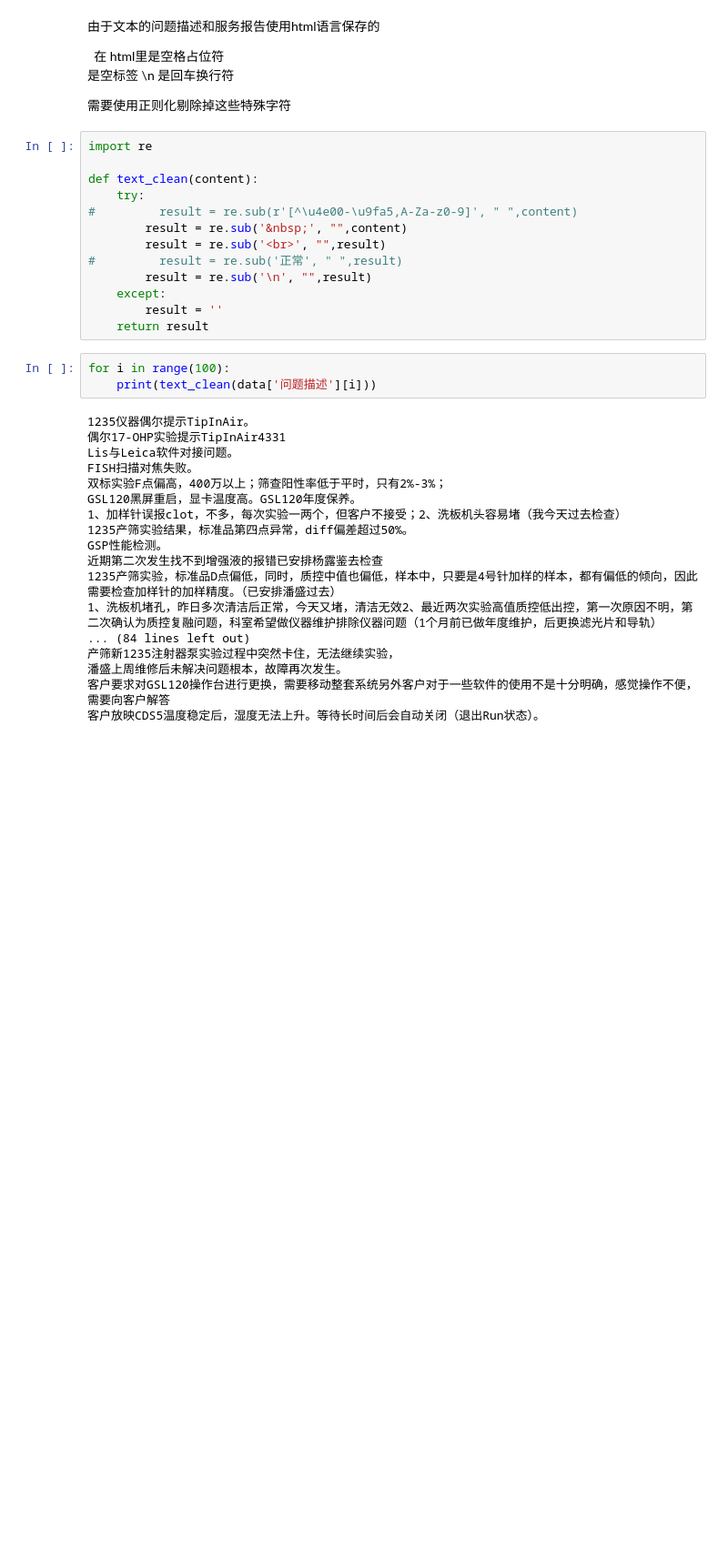
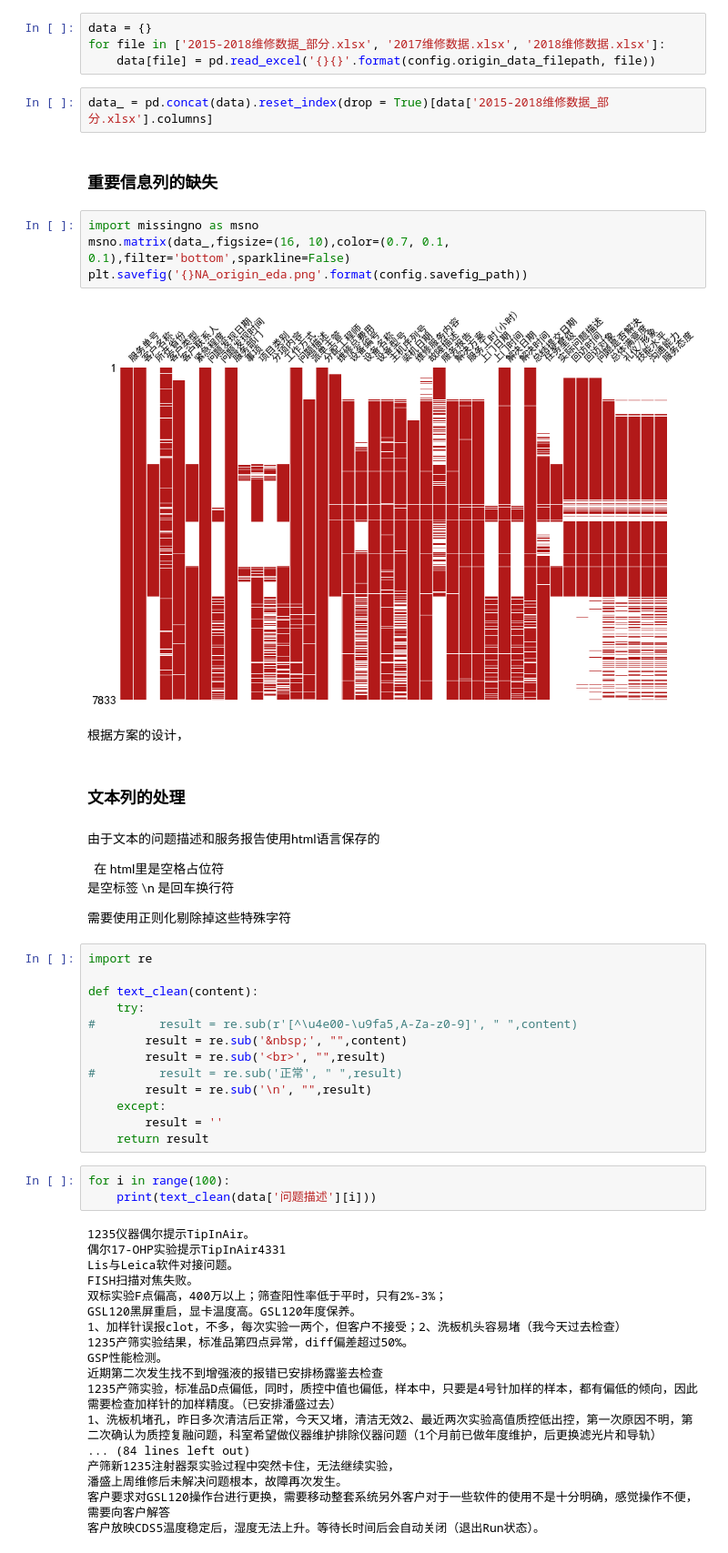
Before and after one commit to clouwer/nlpnotebook, a Jupyter notebook: projects/Biosan-service-upgrade-2019/ipy/EDA.ipynb, the cells around one changed output. Shown at 91% size. Cells and saved outputs as stored; diff of their text form; blank space fills up the shorter version.

```diff
--- a/projects/Biosan-service-upgrade-2019/ipy/EDA.ipynb
+++ b/projects/Biosan-service-upgrade-2019/ipy/EDA.ipynb
@@ -28,3 +35,21 @@ data = pd.read_excel(config.origin_data_file)
+# %%
+data = {}
+for file in ['2015-2018维修数据_部分.xlsx', '2017维修数据.xlsx', '2018维修数据.xlsx']:
+    data[file] = pd.read_excel('{}{}'.format(config.origin_data_filepath, file))
+# %%
+data_ = pd.concat(data).reset_index(drop = True)[data['2015-2018维修数据_部分.xlsx'].columns]
+# %% [markdown]
+### 重要信息列的缺失
+# %%
+import missingno as msno
+msno.matrix(data_,figsize=(16, 10),color=(0.7, 0.1, 0.1),filter='bottom',sparkline=False)
+plt.savefig('{}NA_origin_eda.png'.format(config.savefig_path))
+# %% [output]
+[figure, added]
+# %% [markdown]
+根据方案的设计，
+# %% [markdown]
+### 文本列的处理
 # %% [markdown]
 由于文本的问题描述和服务报告使用html语言保存的
 
```
Also changed, not shown: parts of 21 cells of this notebook, 7 other files.
